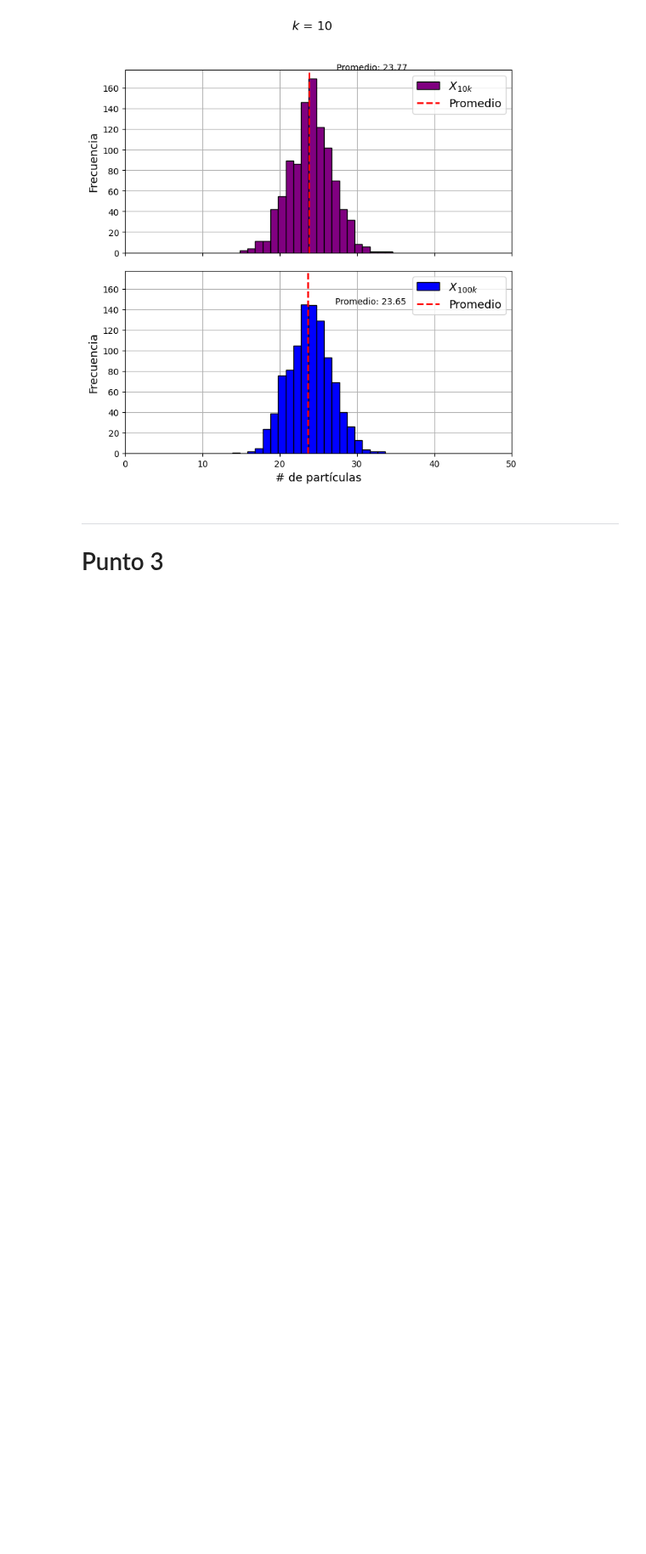
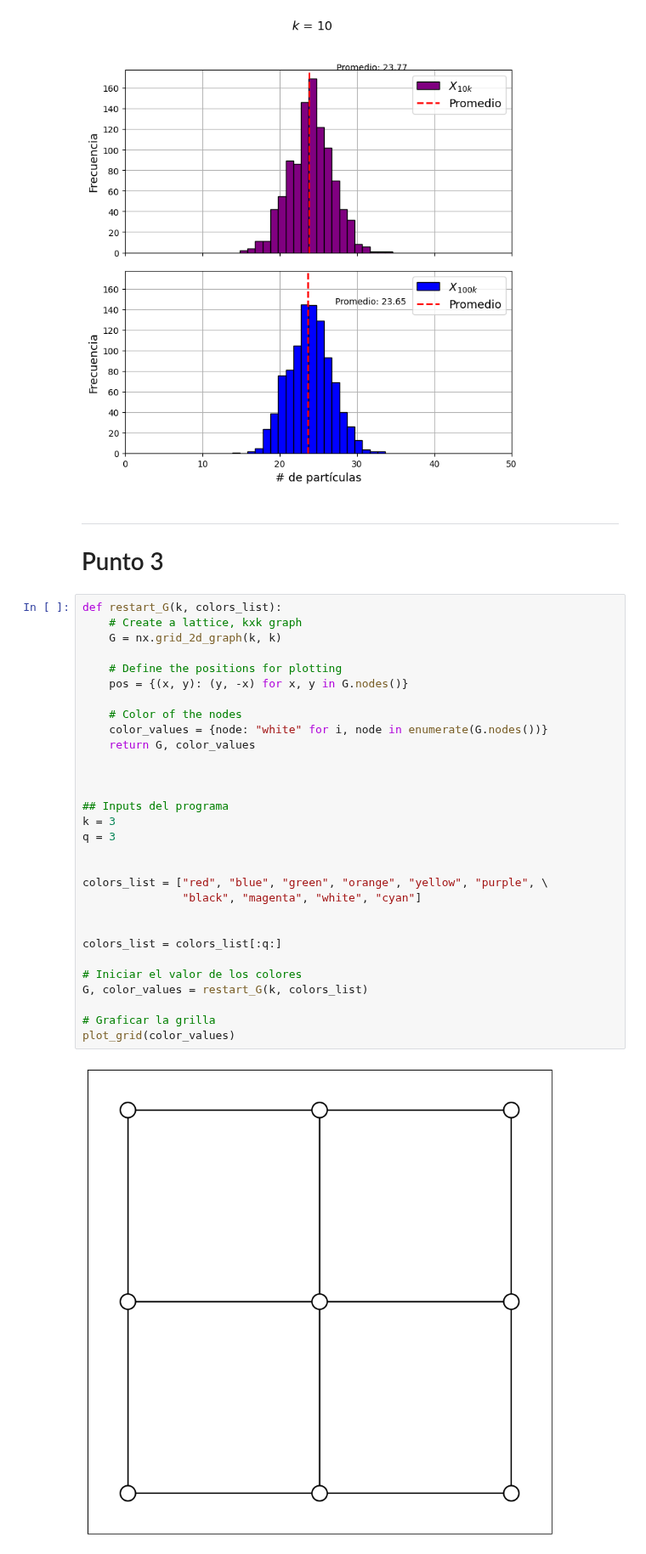
Before and after one commit to dangarciahe/Cadenas_de_Markov, a Jupyter notebook: Funciones.ipynb, the cells around one changed output. Shown at 85% size. Drawn from its saved outputs; the diff is of its cells as text; blank space fills up the shorter version.

Commit message:
Inicia tercer punto con lista de colores

```diff
--- a/Funciones.ipynb
+++ b/Funciones.ipynb
@@ -231,3 +231,35 @@ plot_histograms()
 # %% [markdown]
 ---
 # Punto 3
+# %%
+def restart_G(k, colors_list):
+    # Create a lattice, kxk graph
+    G = nx.grid_2d_graph(k, k)
+
+    # Define the positions for plotting
+    pos = {(x, y): (y, -x) for x, y in G.nodes()}
+
+    # Color of the nodes
+    color_values = {node: "white" for i, node in enumerate(G.nodes())}
+    return G, color_values
+
+
+
+## Inputs del programa
+k = 3
+q = 3
+
+
+colors_list = ["red", "blue", "green", "orange", "yellow", "purple", \
+               "black", "magenta", "white", "cyan"]
+
+
+colors_list = colors_list[:q:]
+
+# Iniciar el valor de los colores
+G, color_values = restart_G(k, colors_list)
+
+# Graficar la grilla
+plot_grid(color_values)
+# %% [output]
+[figure, added]
```
Also changed, not shown: parts of 3 cells of this notebook.
